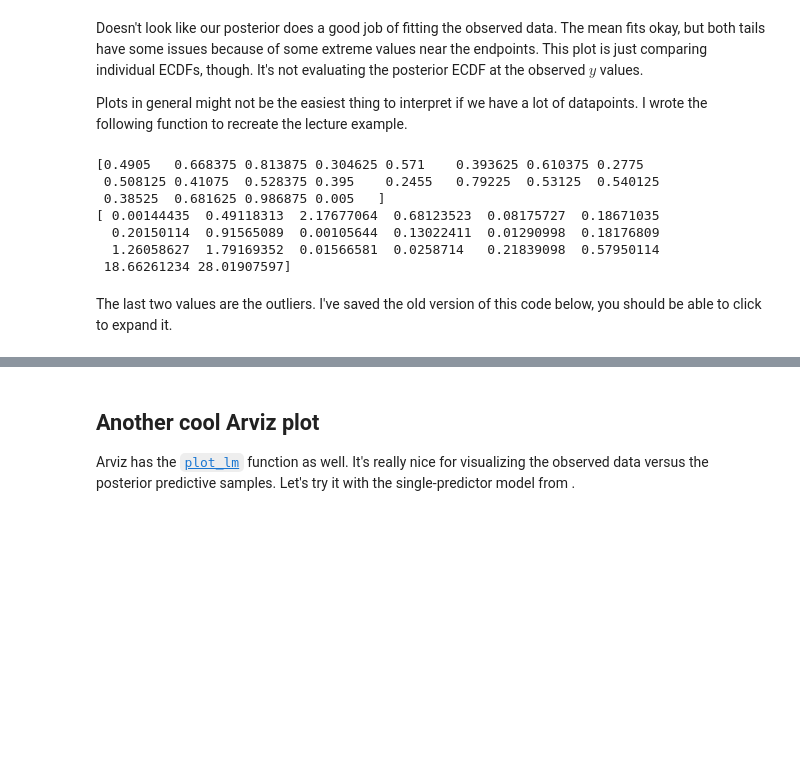
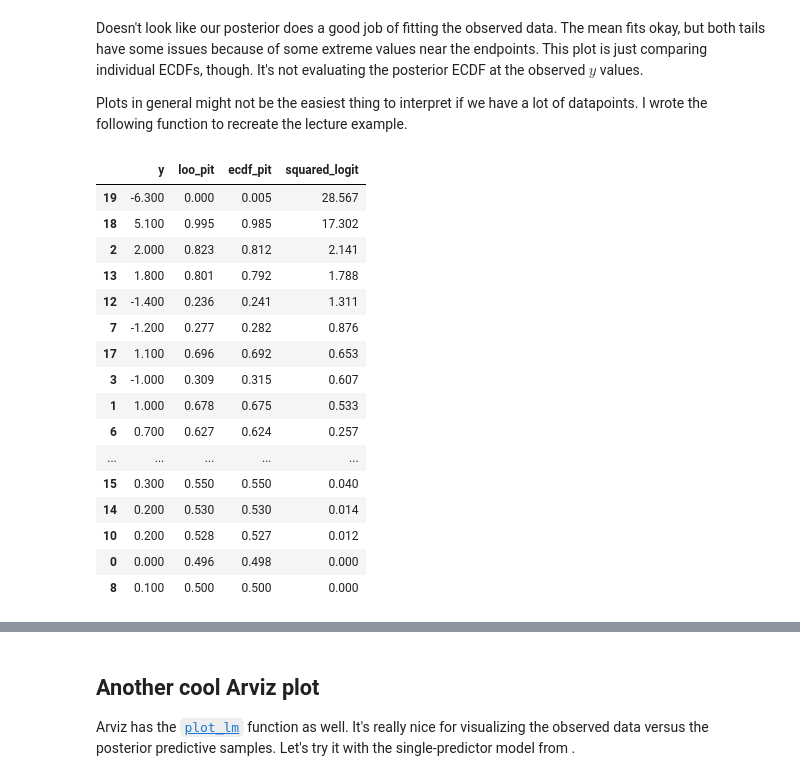
Before and after one commit to areding/6420-pymc, a Jupyter notebook: _sources/unit9/Unit9-cumulative2.ipynb, the cells around one changed output, grey strips where cells are left out. Drawn from its saved outputs; the diff is of its cells as text; code cells hidden in the pictures; blank space fills up the shorter version.

```diff
--- a/_sources/unit9/Unit9-cumulative2.ipynb
+++ b/_sources/unit9/Unit9-cumulative2.ipynb
@@ -129,17 +114,38 @@ def evaluate_ecdf(trace: az.InferenceData) -> np.array:
 
     return prob.to_numpy()
 # %%
-prob = evaluate_ecdf(trace)
+prob_ecdf_pit = evaluate_ecdf(trace)
+loo_pit_output = az.loo_pit(trace, y="y")
+df_results = pd.DataFrame(
+    {"y": y, "loo_pit": loo_pit_output, "ecdf_pit": prob_ecdf_pit}
+)
+df_results["squared_logit"] = np.log(prob_ecdf_pit / (1 - prob_ecdf_pit)) ** 2
 
-print(prob)
-print(np.log(prob / (1 - prob)) ** 2)  # squared logit
+df_display = df_results.sort_values(by="squared_logit", ascending=False)
+
+df_display.style.format(
+    subset=df_display.select_dtypes("number").columns, formatter="{:.3f}"
+).background_gradient(
+    subset=["loo_pit", "ecdf_pit"],
+    cmap="binary",
+    vmin=0.0,
+    vmax=1.0,
+)
 # %% [output]
-[0.4905   0.668375 0.813875 0.304625 0.571    0.393625 0.610375 0.2775
- 0.508125 0.41075  0.528375 0.395    0.2455   0.79225  0.53125  0.540125
- 0.38525  0.681625 0.986875 0.005   ]
-[ 0.00144435  0.49118313  2.17677064  0.68123523  0.08175727  0.18671035
-  0.20150114  0.91565089  0.00105644  0.13022411  0.01290998  0.18176809
-  1.26058627  1.79169352  0.01566581  0.0258714   0.21839098  0.57950114
- 18.66261234 28.01907597]
+|  | y | loo_pit | ecdf_pit | squared_logit |
+| 19 | -6.300 | 0.000 | 0.005 | 28.567 |
+| 18 | 5.100 | 0.995 | 0.985 | 17.302 |
+| 2 | 2.000 | 0.823 | 0.812 | 2.141 |
+| 13 | 1.800 | 0.801 | 0.792 | 1.788 |
+| 12 | -1.400 | 0.236 | 0.241 | 1.311 |
+| 7 | -1.200 | 0.277 | 0.282 | 0.876 |
+| 17 | 1.100 | 0.696 | 0.692 | 0.653 |
+| 3 | -1.000 | 0.309 | 0.315 | 0.607 |
+| 1 | 1.000 | 0.678 | 0.675 | 0.533 |
+| 6 | 0.700 | 0.627 | 0.624 | 0.257 |
+| ... | ... | ... | ... | ... |
+| 15 | 0.300 | 0.550 | 0.550 | 0.040 |
+| 14 | 0.200 | 0.530 | 0.530 | 0.014 |
+| 10 | 0.200 | 0.528 | 0.527 | 0.012 |
+| 0 | 0.000 | 0.496 | 0.498 | 0.000 |
+| 8 | 0.100 | 0.500 | 0.500 | 0.000 |
-# %% [markdown]
-The last two values are the outliers. I've saved the old version of this code below, you should be able to click to expand it.
```
Also changed, not shown: parts of 13 cells of this notebook, 7 other files.
